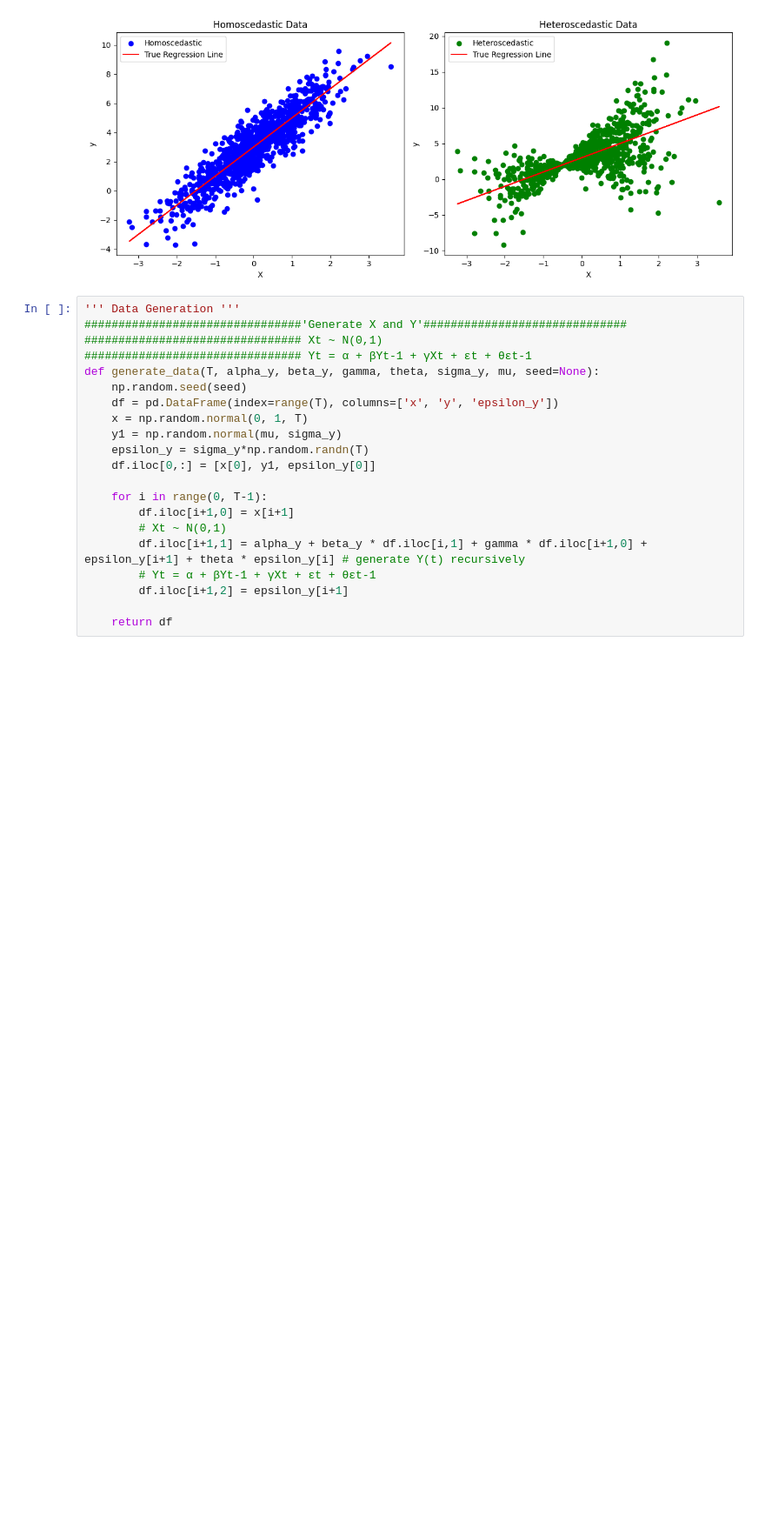
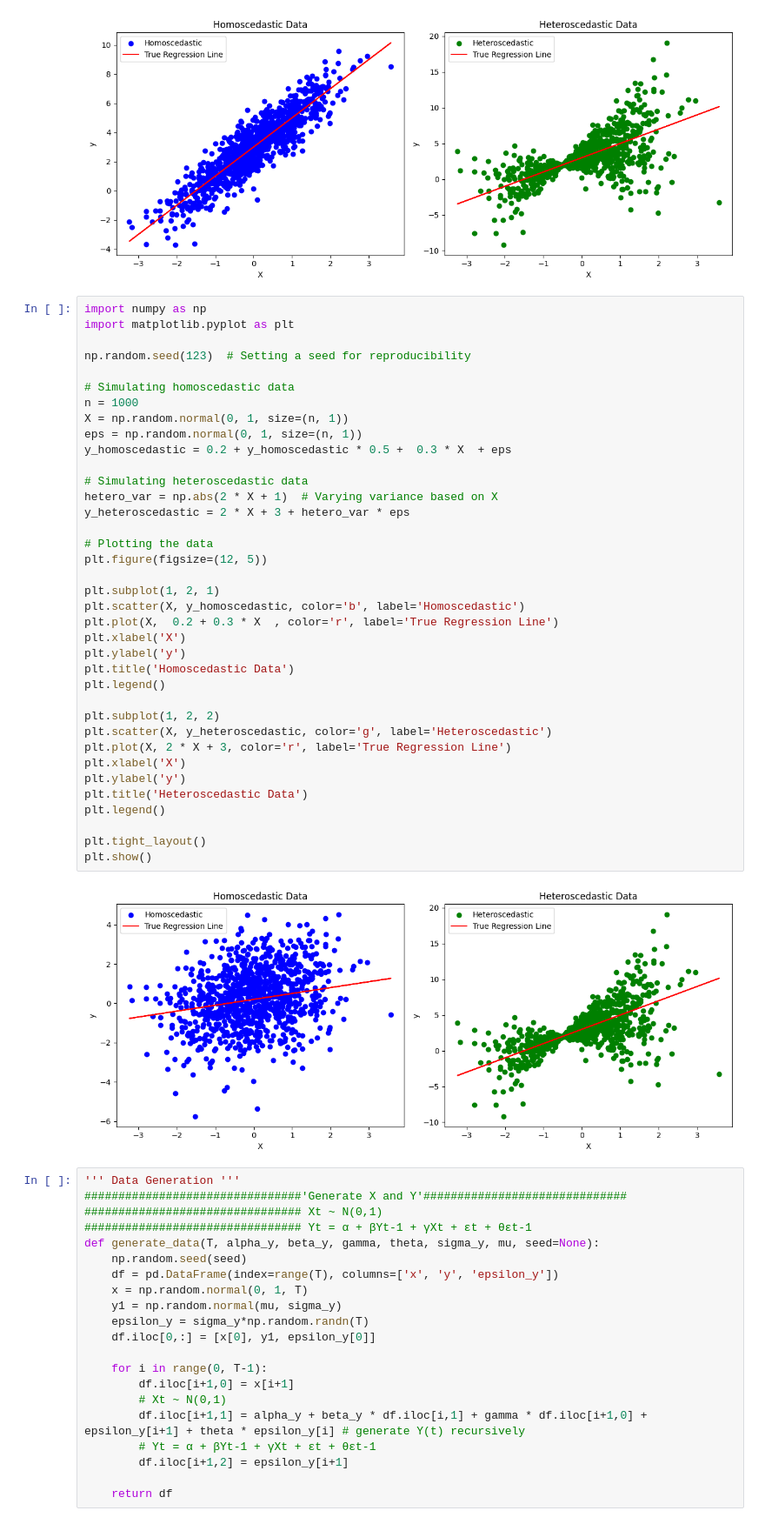
Before and after one commit to FrancescaBelloni/GLS-Quantile-Regression-Asymmetric-Laplace, a Jupyter notebook: simulation_notes.ipynb, the cells around one changed output. Shown at 87% size. Drawn from its saved outputs; the diff is of its cells as text; blank space fills up the shorter version.

```diff
--- a/simulation_notes.ipynb
+++ b/simulation_notes.ipynb
@@ -49,6 +49,45 @@ plt.tight_layout()
 plt.show()
 # %% [output]
 [figure]
+# %%
+import numpy as np
+import matplotlib.pyplot as plt
+
+np.random.seed(123)  # Setting a seed for reproducibility
+
+# Simulating homoscedastic data
+n = 1000
+X = np.random.normal(0, 1, size=(n, 1))
+eps = np.random.normal(0, 1, size=(n, 1))
+y_homoscedastic = 0.2 + y_homoscedastic * 0.5 +  0.3 * X  + eps
+
+# Simulating heteroscedastic data
+hetero_var = np.abs(2 * X + 1)  # Varying variance based on X
+y_heteroscedastic = 2 * X + 3 + hetero_var * eps
+
+# Plotting the data
+plt.figure(figsize=(12, 5))
+
+plt.subplot(1, 2, 1)
+plt.scatter(X, y_homoscedastic, color='b', label='Homoscedastic')
+plt.plot(X,  0.2 + 0.3 * X  , color='r', label='True Regression Line')
+plt.xlabel('X')
+plt.ylabel('y')
+plt.title('Homoscedastic Data')
+plt.legend()
+
+plt.subplot(1, 2, 2)
+plt.scatter(X, y_heteroscedastic, color='g', label='Heteroscedastic')
+plt.plot(X, 2 * X + 3, color='r', label='True Regression Line')
+plt.xlabel('X')
+plt.ylabel('y')
+plt.title('Heteroscedastic Data')
+plt.legend()
+
+plt.tight_layout()
+plt.show()
+# %% [output]
+[figure, added]
 # %%
 ''' Data Generation '''
 ################################'Generate X and Y'##############################
```
Also changed, not shown: 3 other files.
